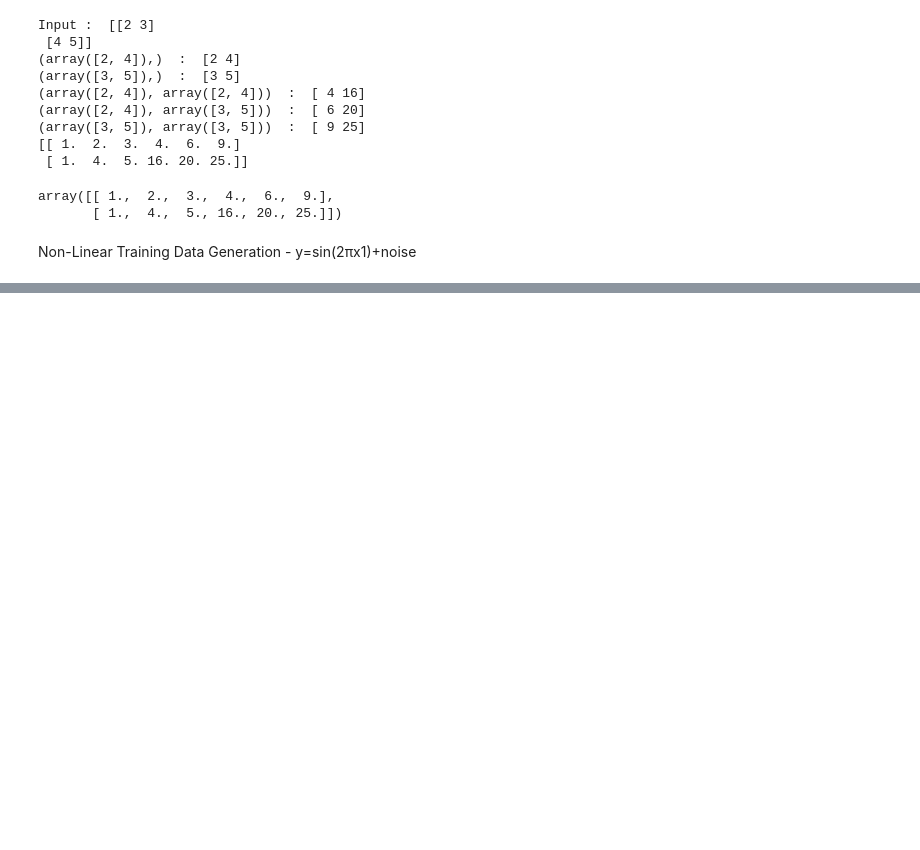
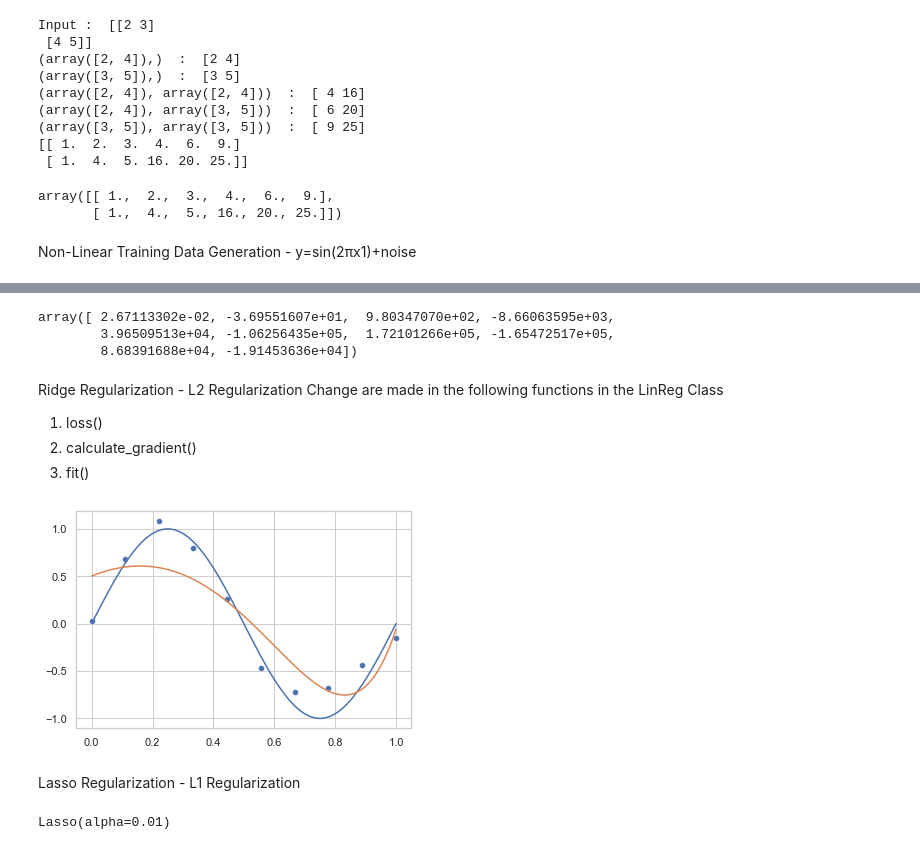
Before and after one commit to Pranav-Balakrishnan/Basic-Machine-Learning, a Jupyter notebook: Polynomial Regression.ipynb, the cells around one changed output, grey strips where cells are left out. Drawn from its saved outputs; the diff is of its cells as text; code cells hidden in the pictures; blank space fills up the shorter version.

Commit message:
Polynomial Regression

```diff
--- a/Polynomial Regression.ipynb
+++ b/Polynomial Regression.ipynb
@@ -192,0 +198,12 @@ visualize_model_fit(X,y,lin_reg,degree)
+# %%
+lin_reg.w
+# %% [output]
+array([ 2.67113302e-02, -3.69551607e+01,  9.80347070e+02, -8.66063595e+03,
+        3.96509513e+04, -1.06256435e+05,  1.72101266e+05, -1.65472517e+05,
+        8.68391688e+04, -1.91453636e+04])
+# %% [markdown]
+Ridge Regularization - L2 Regularization
+Change are made in the following functions in the LinReg Class
+1. loss()
+2. calculate_gradient()
+3. fit()
@@ -192,0 +292,18 @@ visualize_model_fit(X,y,lin_reg,degree)
+# %%
+degree=9
+X_transform=polynomial_transform(X,degree)
+lin_reg=LinReg()
+lin_reg.fit(X_transform,y,0.01)
+visualize_model_fit(X,y,lin_reg,degree)
+# %% [output]
+[figure, added]
+# %% [markdown]
+Lasso Regularization - L1 Regularization
+# %%
+from sklearn.linear_model import Lasso
+import pandas as pd
+reg_rate=0.01
+lasso=Lasso(alpha=reg_rate)
+lasso.fit(X_transform,y)
+# %% [output]
+Lasso(alpha=0.01)
```
Also changed, not shown: parts of 15 cells of this notebook.
